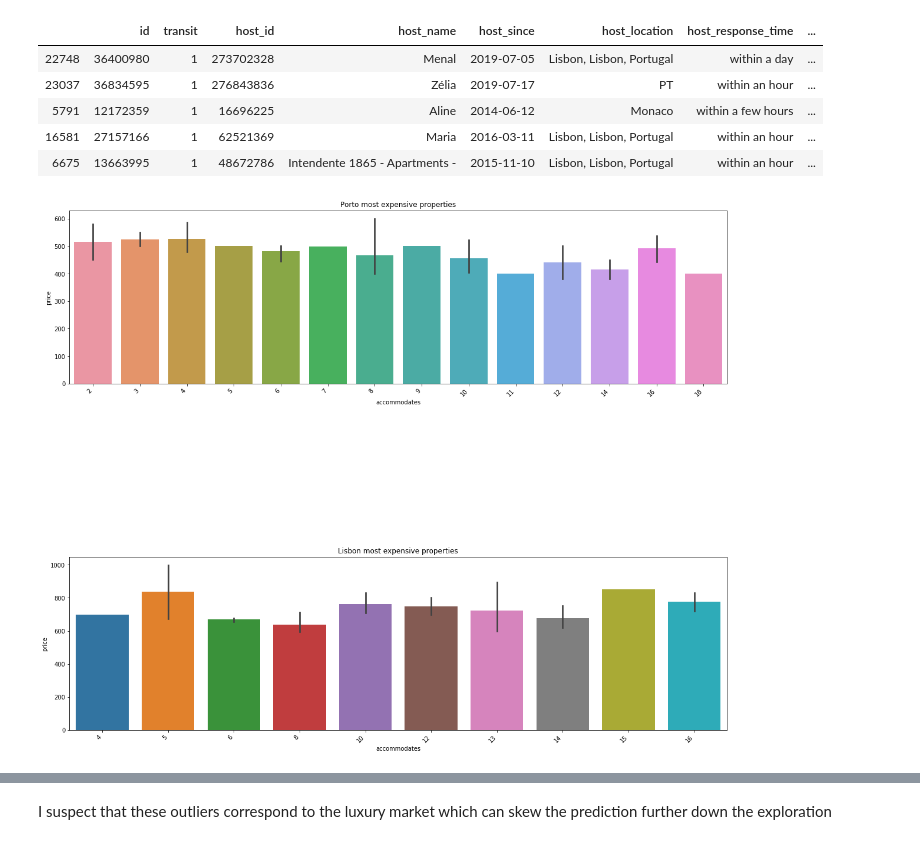
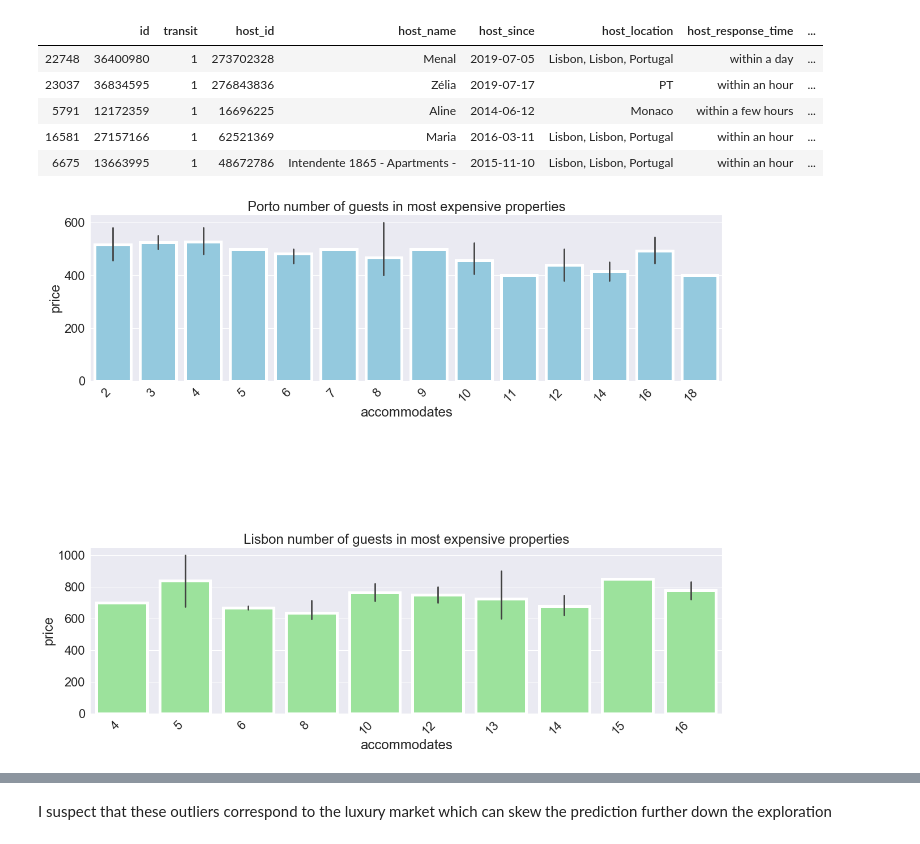
Before and after one commit to sousablde/Airbnb-A-tale-of-2-cities, a Jupyter notebook: Airbnb - a tale of 2 cities.ipynb, the cells around one changed output, grey strips where cells are left out. Cells and saved outputs as stored; diff of their text form; code cells hidden in the pictures.

```diff
--- a/Airbnb - a tale of 2 cities.ipynb
+++ b/Airbnb - a tale of 2 cities.ipynb
@@ -42,6 +42,7 @@ import warnings
 warnings.simplefilter(action='ignore', category=FutureWarning)
 import xgboost as xgb
 pd.set_option('display.max_columns', 106)
+sns.set(font_scale=2)
 
 import collections
 # %% [output]
@@ -641,20 +642,20 @@ lisbon_top_price.head()
 # %%
 fig = plt.figure(figsize = (20,14))
 ax1 = fig.add_subplot(211)
 ax2 = fig.add_subplot(212)
 
-ax1 = sns.barplot(x = 'accommodates', y = 'price', data = porto_top_price, ax = ax1)
-ax1.set_title('Porto most expensive properties')
+ax1 = sns.barplot(x = 'accommodates', y = 'price', data = porto_top_price, ax = ax1, color = 'skyblue', linewidth = 5)
+ax1.set_title('Porto number of guests in most expensive properties')
 ax1.set_xticklabels(ax1.get_xticklabels(), rotation = 45, horizontalalignment='right')
 
 
-ax2 = sns.barplot(x = 'accommodates', y = 'price', data = lisbon_top_price, ax = ax2)
-ax2.set_title('Lisbon most expensive properties')
+ax2 = sns.barplot(x = 'accommodates', y = 'price', data = lisbon_top_price, ax = ax2, color = 'lightgreen', linewidth = 5)
+ax2.set_title('Lisbon number of guests in most expensive properties')
 ax2.set_xticklabels(ax2.get_xticklabels(), rotation = 45, horizontalalignment='right')
 
 fig.subplots_adjust(top = 1, wspace = 1, hspace = 1)
 # %% [output]
-[figure, old version]
+[figure, new version]
 # %%
 fig = plt.figure(figsize = (20,14))
 ax1 = fig.add_subplot(211)
```
Also changed, not shown: parts of 28 cells of this notebook, 1 other file.
